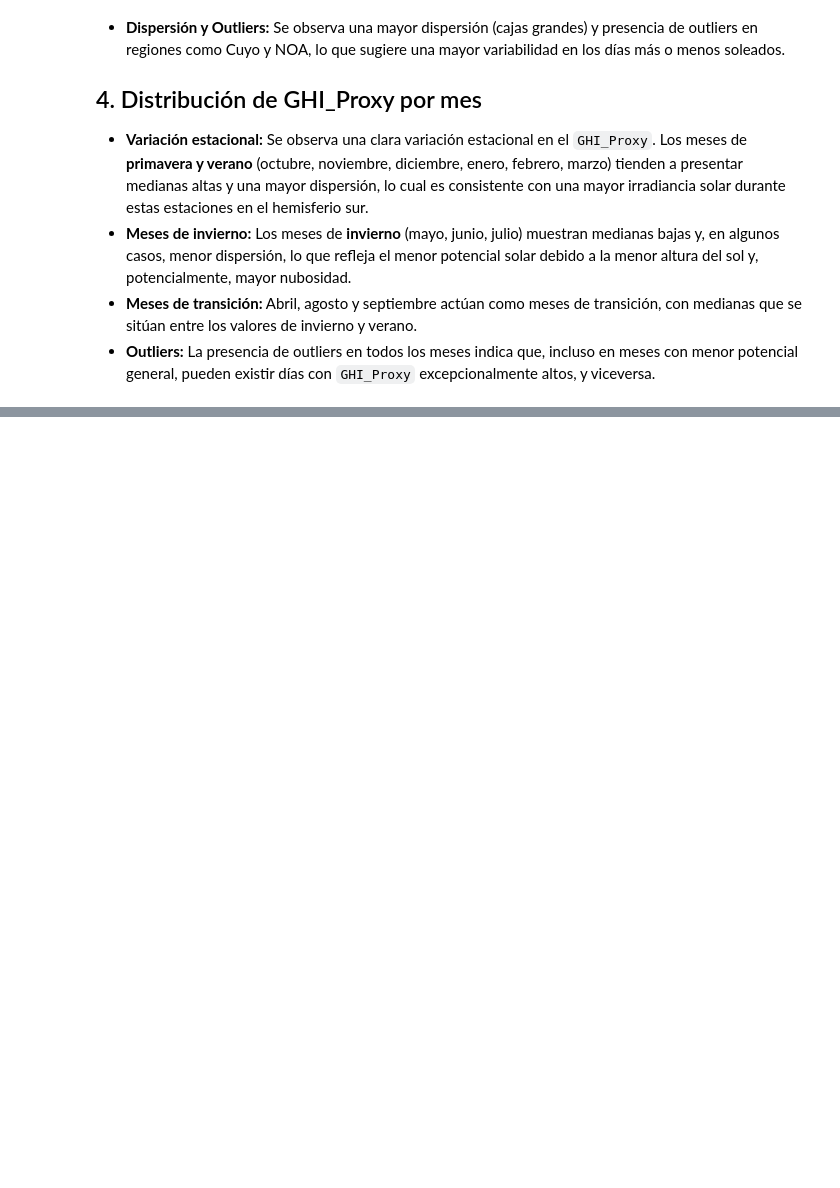
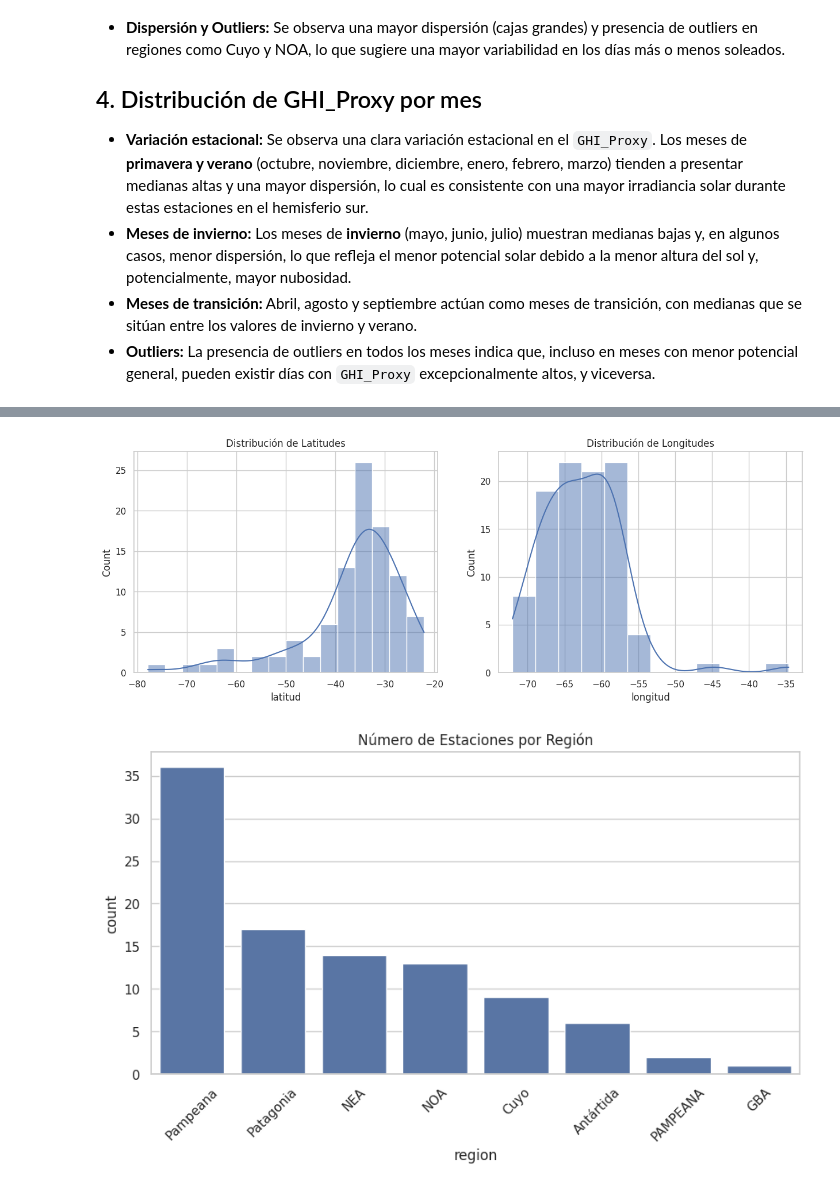
Before and after one commit to RodrigoGoni/EDA_meteorologica, a Jupyter notebook: eda.ipynb, the cells around one changed output, grey strips where cells are left out. Drawn from its saved outputs; the diff is of its cells as text; code cells hidden in the pictures; blank space fills up the shorter version.

```diff
--- a/eda.ipynb
+++ b/eda.ipynb
@@ -1642,0 +1893,32 @@ Columnas disponibles en el mapa final para GHI_Proxy: Index(['gid', 'entidad', '
+# %%
+# Summary statistics for numeric columns
+print("\nEstadísticas descriptivas:")
+print(df_tabular.describe())
+
+# Histograms for a few key variables
+plt.figure(figsize=(15, 5))
+plt.subplot(1, 2, 1)
+sns.histplot(df_tabular['latitud'], kde=True)
+plt.title('Distribución de Latitudes')
+
+plt.subplot(1, 2, 2)
+sns.histplot(df_tabular['longitud'], kde=True)
+plt.title('Distribución de Longitudes')
+plt.show()
+
+# Bar plot of station counts by region
+plt.figure(figsize=(10, 5))
+sns.countplot(data=df_tabular, x='region', order = df_tabular['region'].value_counts().index)
+plt.title('Número de Estaciones por Región')
+plt.xticks(rotation=45)
+plt.show()
+
+# Correlation heatmap for numeric features
+numeric_columns = df_tabular.select_dtypes(include=['number']).columns
+correlation_matrix = df_tabular[numeric_columns].corr()
+
+plt.figure(figsize=(12, 10))
+sns.heatmap(correlation_matrix, annot=False, cmap='coolwarm')
+plt.title('Matriz de Correlación de Variables Numéricas')
+plt.show()
+# %% [output]
@@ -1642,0 +1945,2 @@ Columnas disponibles en el mapa final para GHI_Proxy: Index(['gid', 'entidad', '
+[figure, added]
+[figure, added]
```
Also changed, not shown: parts of 13 cells of this notebook, 4 other files.
